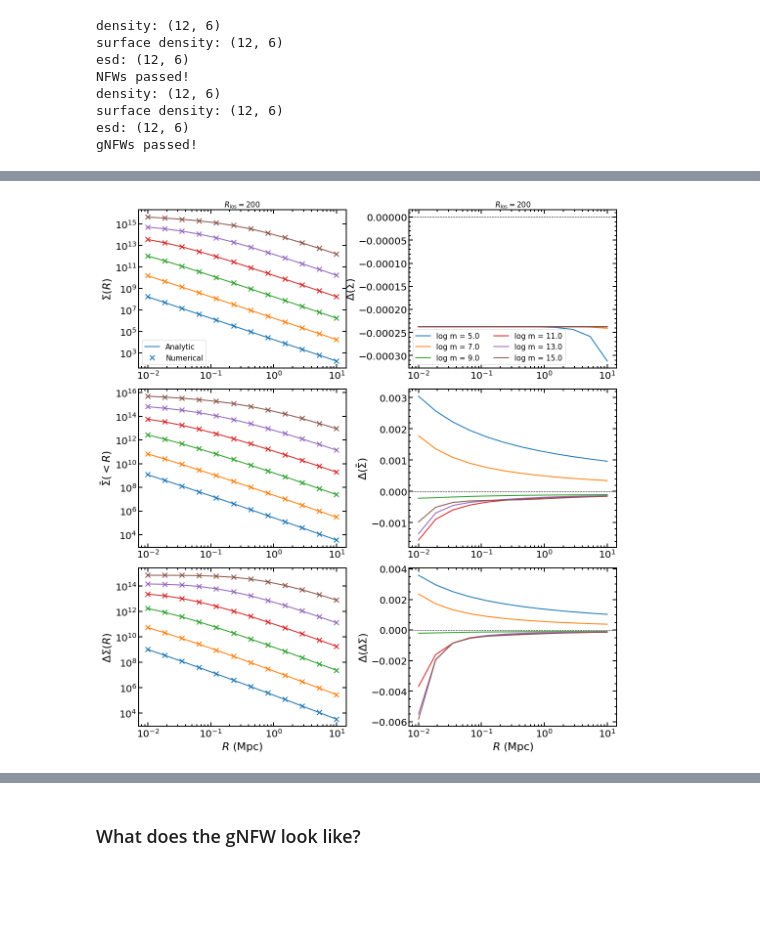
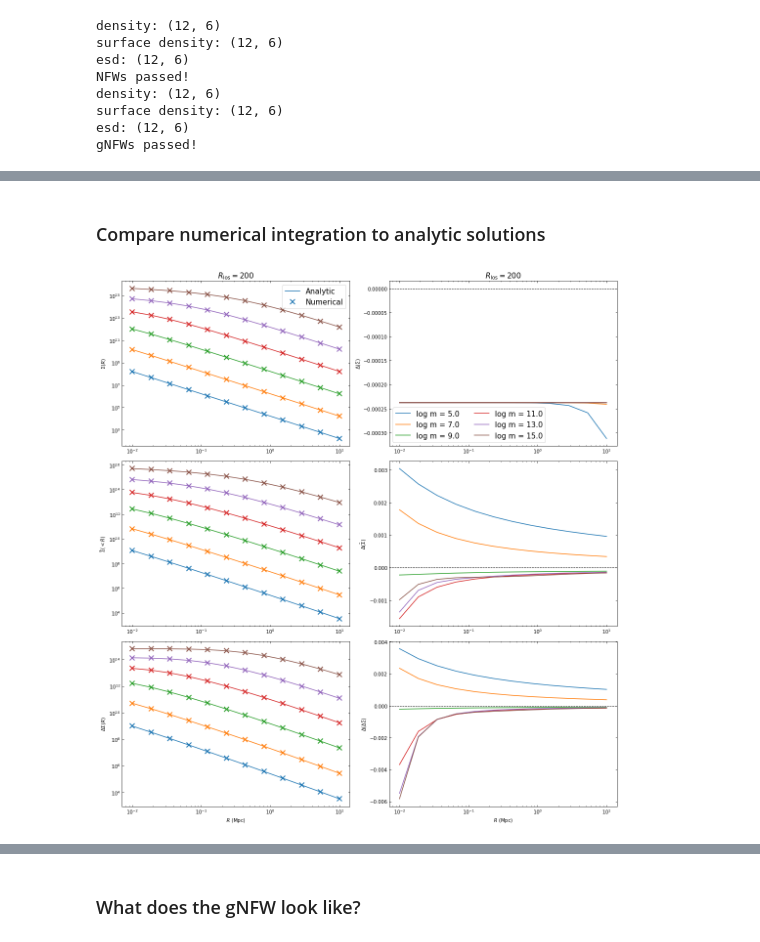
Before and after one commit to cristobal-sifon/astro, a Jupyter notebook: astro/clusters/lensing_ingredients.ipynb, the cells around one changed output, grey strips where cells are left out. Drawn from its saved outputs; the diff is of its cells as text; code cells hidden in the pictures; blank space fills up the shorter version.

```diff
--- a/astro/clusters/lensing_ingredients.ipynb
+++ b/astro/clusters/lensing_ingredients.ipynb
@@ -4,13 +4,6 @@ import matplotlib.pyplot as plt
 import numpy as np
 import pickle
 from time import time
-
-from hmf import MassFunction
-
-from kids_ggl_pipeline.halomodel import nfw as kids_nfw
-
-from plottools.plotutils import update_rcParams
-update_rcParams()
 # %% [markdown]
 # Classes
 # %%
@@ -760,6 +711,6 @@ gNFWs:
+# %% [markdown]
+### Compare numerical integration to analytic solutions
 # %%
-jm = 0
-
 fig, axes = plt.subplots(figsize=(15,16), ncols=2, nrows=3)
 axes = np.reshape(axes, -1)
 for ax in axes:
@@ -780,31 +731,31 @@ for ax in axes[:2]:
     ax.set_title(r'$R_\mathrm{{los}} = {0}$'.format(nfws.Rlos), fontsize=15)
 
 # Surface density
 for i in range(sd.shape[1]):
     color = 'C{0}'.format(i)
     axes[0].plot(R, sd_nfw[:,i], '-', color=color,
                  label='Analytic' if i == 0 else '_none_')
     axes[0].plot(R, sd[:,i], 'x', color=color, mew=2, ms=10,
                  label='Numerical' if i == 0 else '_none_')
     axes[1].plot(R, sd[:,i]/sd_nfw[:,i]-1, ls='-', color=color,
                  label='log m = {0:.1f}'.format(np.log10(mvirs[i])))
 axes[0].legend(fontsize=15)
 axes[1].legend(fontsize=15, ncol=2)
 
 # Enclosed surface density
 for i in range(encsd.shape[1]):
     color = 'C{0}'.format(i)
     axes[2].plot(R, encsd_nfw[:,i], '-', color=color)
     axes[2].plot(R, encsd[:,i], 'x', color=color, mew=2, ms=10)
     axes[3].plot(R, encsd[:,i]/encsd_nfw[:,i]-1, color=color)
 
 # Excess surface density
 for i in range(esd.shape[1]):
     color = 'C{0}'.format(i)
     axes[4].plot(R, esd_nfw[:,i], '-', color=color)
     axes[4].plot(R, esd[:,i], 'x', color=color, mew=2, ms=10)
     axes[5].plot(R, esd[:,i]/esd_nfw[:,i]-1, color=color)
 
 fig.tight_layout()
 # %% [output]
-[figure, old version]
+[figure, new version]
```
Also changed, not shown: parts of 26 cells of this notebook.
